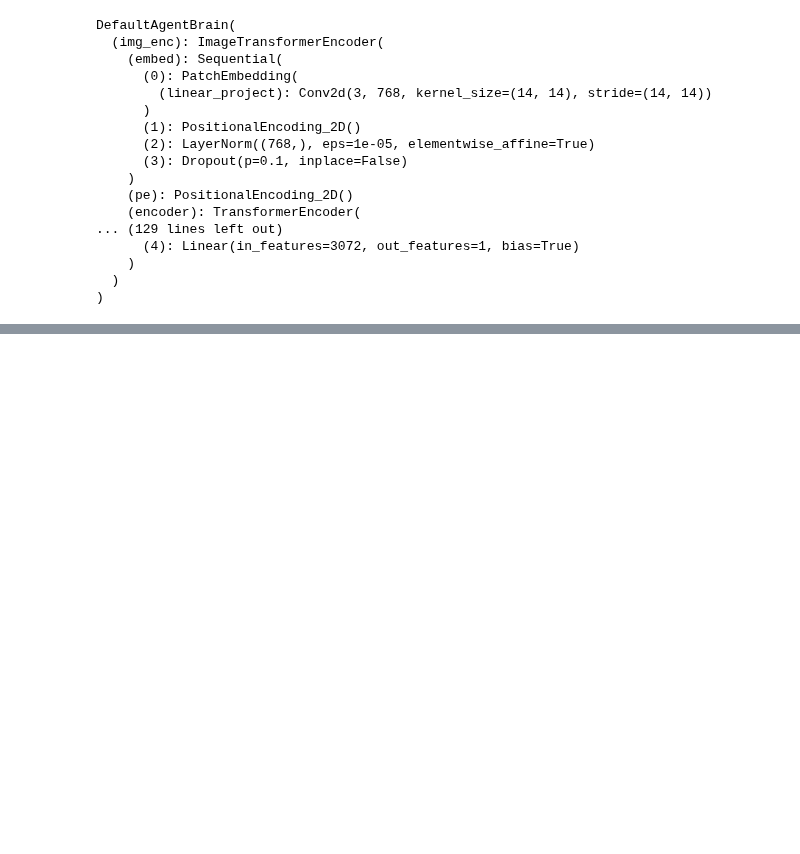
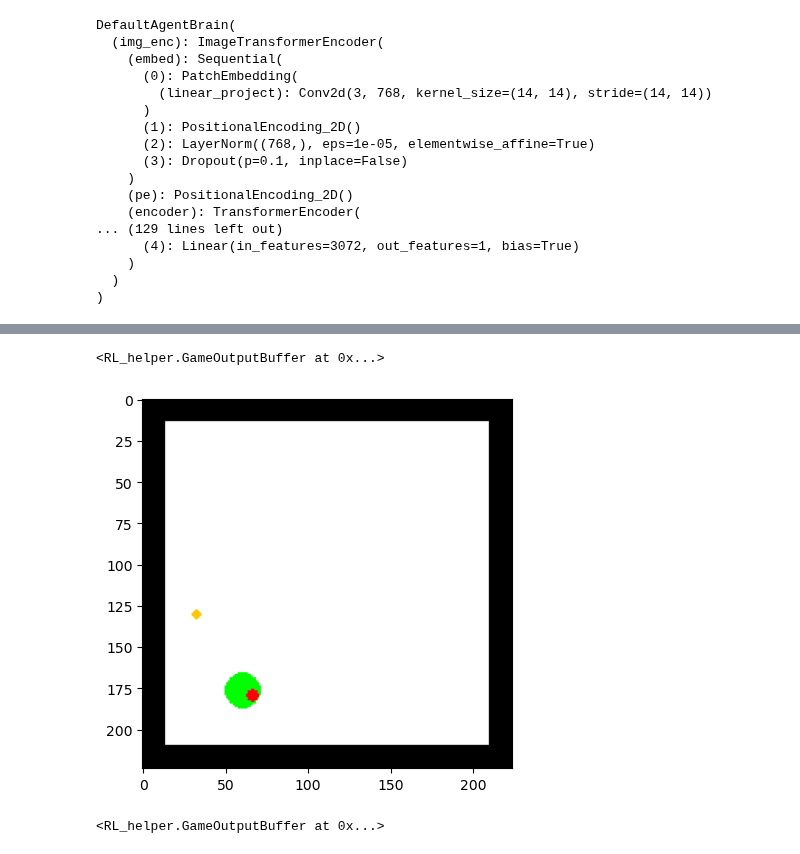
Before and after one commit to atbolsh/TransformerHomunculus, a Jupyter notebook: pseudoGRPO_agent/TestingAndDebugging.ipynb, the cells around one changed output, grey strips where cells are left out. Saved outputs shown, nothing was run; the diff lists cells and outputs as text; code cells hidden in the pictures; blank space fills up the shorter version.

```diff
--- a/pseudoGRPO_agent/TestingAndDebugging.ipynb
+++ b/pseudoGRPO_agent/TestingAndDebugging.ipynb
@@ -136,0 +709,12 @@ tensor([[0, 0, 0, 0, 0, 0, 0, 0, 0, 0, 0, 0, 0, 0, 0, 0, 0, 0, 0, 0, 0, 0, 0, 0,
+# %%
+buffer = bb[1]
+buffer.to(device)
+# %% [output]
+<RL_helper.GameOutputBuffer at 0x...>
+# %%
+game_trace = buffer.settings_buffer[0]
+imgs = get_images_settings([S[0] for S in buffer.settings_buffer], device=device)
+# %%
+quick_display(imgs[0])
+# %% [output]
+[figure, added]
@@ -136,0 +726,4 @@ tensor([[0, 0, 0, 0, 0, 0, 0, 0, 0, 0, 0, 0, 0, 0, 0, 0, 0, 0, 0, 0, 0, 0, 0, 0,
+# %%
+buffer
+# %% [output]
+<RL_helper.GameOutputBuffer at 0x...>
```
Also changed, not shown: parts of 90 cells of this notebook, 4 other files.
